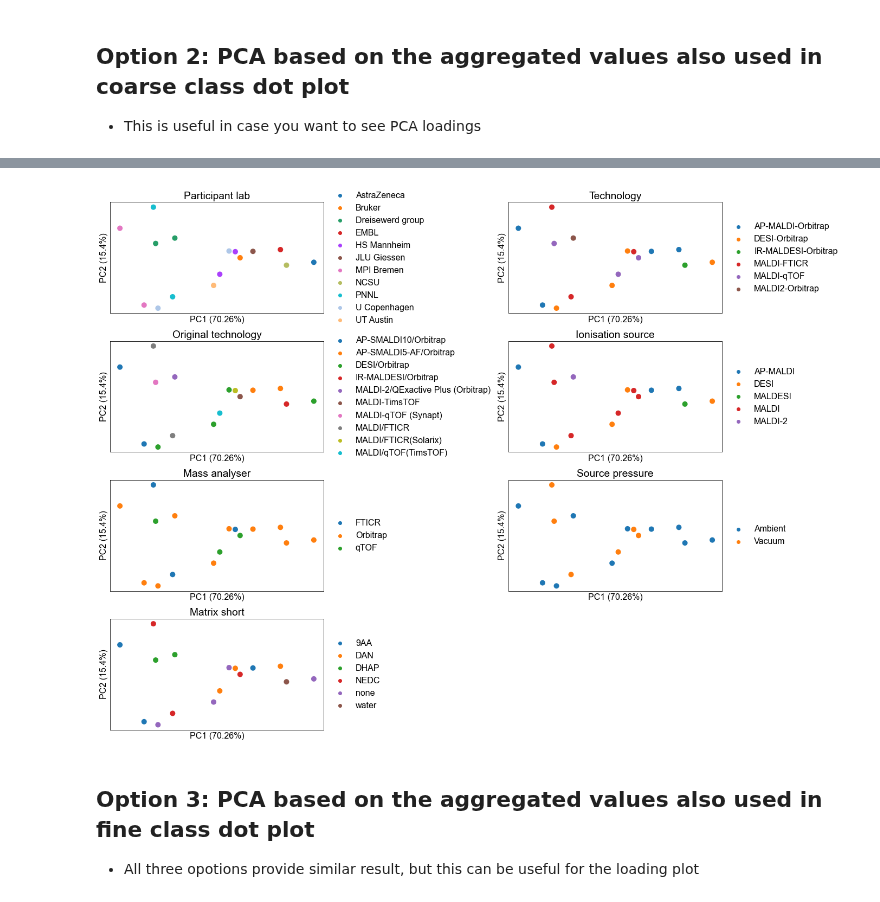
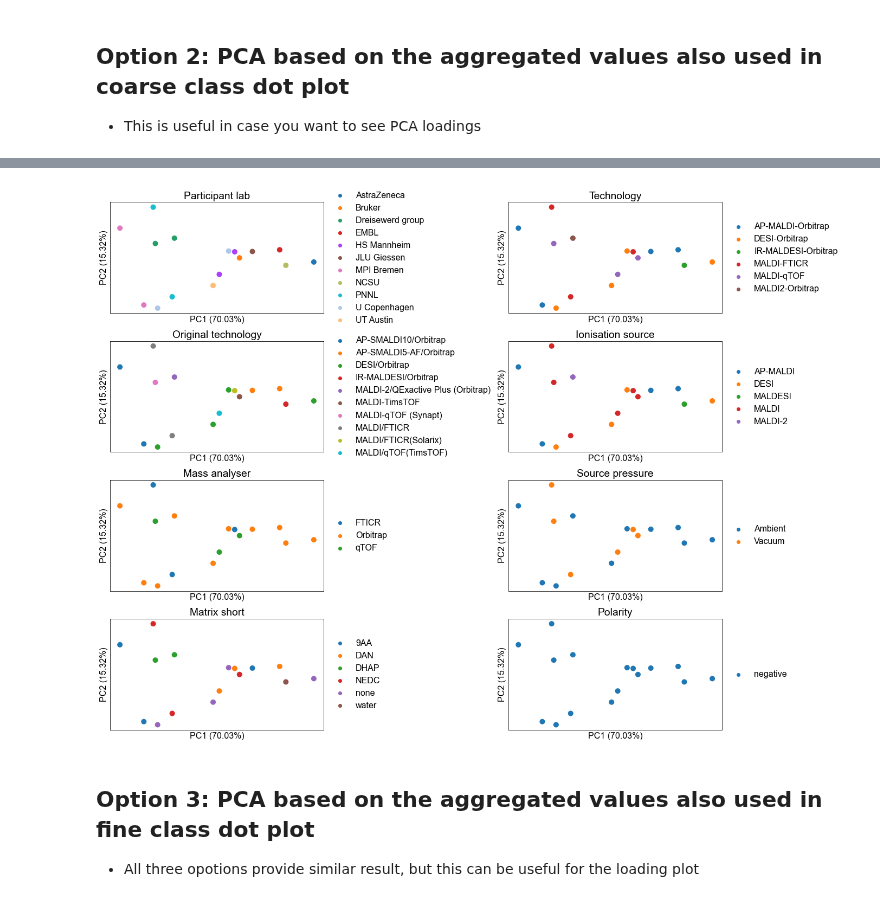
Before and after one commit to saharuka/metabolite_detectability, a Jupyter notebook: spotting/analysis/interlab/q2d_protocol_PCA_comparison-interlab.ipynb, the cells around one changed output, grey strips where cells are left out. Drawn from its saved outputs; the diff is of its cells as text; code cells hidden in the pictures.

Commit message:
Update PCA plots - both for matrix comparison and for the interlab survey
Former-commit-id: 26cf80593d77b93d178b0ae39f860eb823562c5e

```diff
--- a/spotting/analysis/interlab/q2d_protocol_PCA_comparison-interlab.ipynb
+++ b/spotting/analysis/interlab/q2d_protocol_PCA_comparison-interlab.ipynb
@@ -66,13 +66,16 @@ def group_by_molecule(df, groupby_columns):
     Aggregate intensity and detection values per groupby columns
     '''
     data = df.groupby(groupby_columns).agg({
-        'detectability' : 'max'}).reset_index()
+        'detectability' : 'max', # here detectability of metabolite is set to 1 if any of it's ions was detected
+        'my_property' : 'sum' # here the additional property is summed across all detected ions of metabolite
+    }).reset_index()
     return data
 
 
 def summarise_per_class(df, groupby_columns):
 
-    data = df.groupby(groupby_columns).agg({'detectability' : 'sum',
+    data = df.groupby(groupby_columns).agg({'detectability' : 'sum', # here number of detected metabolites per class is counted
+                                            'my_property' : 'mean', # here you take a mean of some property among all detected metabolites in that class
                                             'class_size': 'first'
                                             }).reset_index()
 
@@ -108,10 +128,12 @@ p_chem_class = p_data / "custom_classification_v2.csv"
 # %%
-# Load predictions, format neutral loss column
-predictions = pd.read_csv(p_predictions, index_col=0)[['dataset_id',
-                                                       'name_short',
-                                                       'adduct',
-                                                       'neutral_loss',
-                                                       'pred_val']]
+# Format neutral loss column, keep other columns that you need
+predictions = pd.read_csv(p_predictions, index_col=0)
+predictions = predictions[['dataset_id',
+                           'name_short',
+                           'adduct',
+                           'neutral_loss',
+                           'pred_val',
+                           'spot_intensity_tic_norm']]
 
 predictions.neutral_loss.fillna('', inplace=True)
 
@@ -127,10 +149,8 @@ metadata_columns = ['Dataset name',
                     'Matrix short',
                     'Polarity',
                     'Slide code',
-#                     'EMBL',
                     'Interlab',
-                    'All',
-#                     'Shared matrix (temporary)'
+                    'All'
                    ]
 datasets_info = datasets.groupby('Dataset ID').first()[metadata_columns]
 
@@ -216,6 +261,9 @@ filtered_data = filter_data(data,
                             polarity='negative',
                             neutral_losses=['']
                            )
+
+# Add property that you want to use for PCA
+filtered_data['my_property'] = filtered_data['spot_intensity_tic_norm'] * 1 # this is just an example that does nothing to the column, but you can do whatever
 
 # Summarise data per metabolite and dataset (intensities of detected ions are summed)
 molecule_data = group_by_molecule(filtered_data, groupby_columns=np.append(metadata_columns, 'name_short').tolist())
@@ -227,7 +275,7 @@ mapped_data = molecule_data.merge(chem_class, on='name_short', how='left')
 class_data = summarise_per_class(mapped_data, groupby_columns=np.append(metadata_columns, 'main_coarse_class').tolist())
 
 # Reshape
-pca = class_data.pivot_table(values='fraction_detected',
+pca = class_data.pivot_table(values=['fraction_detected', 'my_property'],
                              index=metadata_columns,
                              columns='main_coarse_class',
                              fill_value=0)
@@ -235,8 +283,8 @@ pca = class_data.pivot_table(values='fraction_detected',
 # Assemble adata
 adata = assemble_adata(pca)
 
-# # Apply Z-score normalisation
-# sc.pp.scale(adata, zero_center=True)
+# Apply Z-score normalisation: If you use only detectability for PCA, this is not needed
+sc.pp.scale(adata, zero_center=True)
 
 # Compute PCA
 sc.tl.pca(adata, svd_solver='arpack')
@@ -243,31 +302,31 @@ sc.tl.pca(adata, svd_solver='arpack')
 # %%
 fname = "PCA_interlab_coarse_class_neg"
 
 with rc_context():
     ax = sc.pl.pca(adata,
                    components=['1, 2'],
                    color=[
 #                     'Dataset name',
                     'Participant lab',
                     'Technology',
                     'Original technology',
                     'Ionisation source',
                     'Mass analyser',
                     'Source pressure',
                     'Matrix short',
-#                     'Polarity',
+                    'Polarity',
                    ],
                    size=400,
                    ncols=2,
                    legend_loc='right margin',
                    show=False,
                    wspace=0.7,
                    annotate_var_explained = True)
     plt.tight_layout()
-    plt.savefig(p_out/ f"{fname}.png")
-    plt.savefig(p_out / f"{fname}.pdf")
+#     plt.savefig(p_out/ f"{fname}.png")
+#     plt.savefig(p_out / f"{fname}.pdf")
 # %% [output]
-[figure, old version]
+[figure, new version]
 # %%
 # # Extras
 
```
Also changed, not shown: parts of 9 cells of this notebook, 35 other files.
